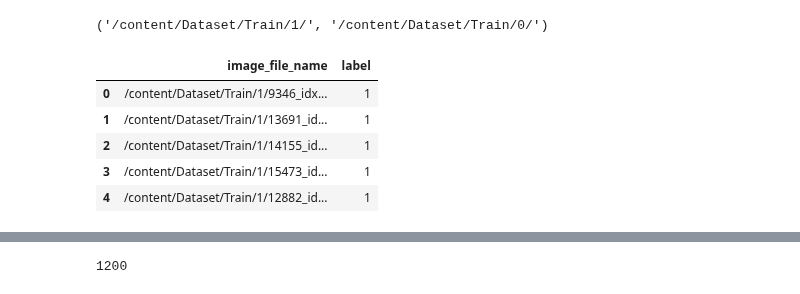
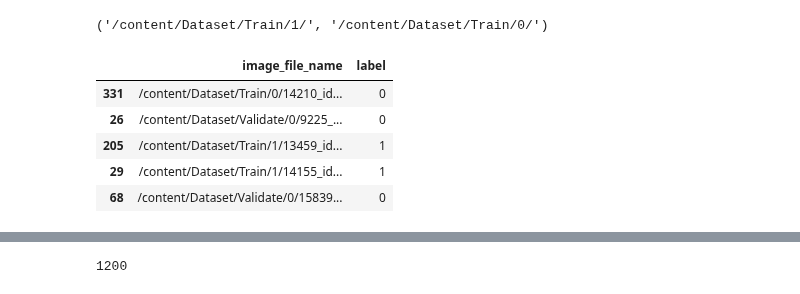
Before and after one commit to srilamaiti/ml_works, a Jupyter notebook: Untitled0.ipynb, the cells around one changed output, grey strips where cells are left out. Saved outputs shown, nothing was run; the diff lists cells and outputs as text; code cells hidden in the pictures.

```diff
--- a/Untitled0.ipynb
+++ b/Untitled0.ipynb
@@ -399,10 +399,20 @@ train_positive_images_df = create_df_from_list(train_positive_images_list)
 train_negative_images_df = create_df_from_list(train_negative_images_list)
 val_positive_images_df = create_df_from_list(val_positive_images_list)
 val_negative_images_df = create_df_from_list(val_negative_images_list)
+master_image_df = pd.concat([train_positive_images_df,
+                             train_negative_images_df,
+                             val_positive_images_df,
+                             val_negative_images_df
+                            ],
+                            axis = 0 # row wise concat
+                           )
+master_image_df = shuffle(master_image_df)
-# %% [output]
-|  | image_file_name | label |
-| 0 | /content/Dataset/Train/1/9346_idx... | 1 |
-| 1 | /content/Dataset/Train/1/13691_id... | 1 |
-| 2 | /content/Dataset/Train/1/14155_id... | 1 |
-| 3 | /content/Dataset/Train/1/15473_id... | 1 |
-| 4 | /content/Dataset/Train/1/12882_id... | 1 |
+# %%
+master_image_df.tail()
+# %% [output]
+|  | image_file_name | label |
+| 331 | /content/Dataset/Train/0/14210_id... | 0 |
+| 26 | /content/Dataset/Validate/0/9225_... | 0 |
+| 205 | /content/Dataset/Train/1/13459_id... | 1 |
+| 29 | /content/Dataset/Train/1/14155_id... | 1 |
+| 68 | /content/Dataset/Validate/0/15839... | 0 |
```
Also changed, not shown: parts of 10 cells of this notebook.
